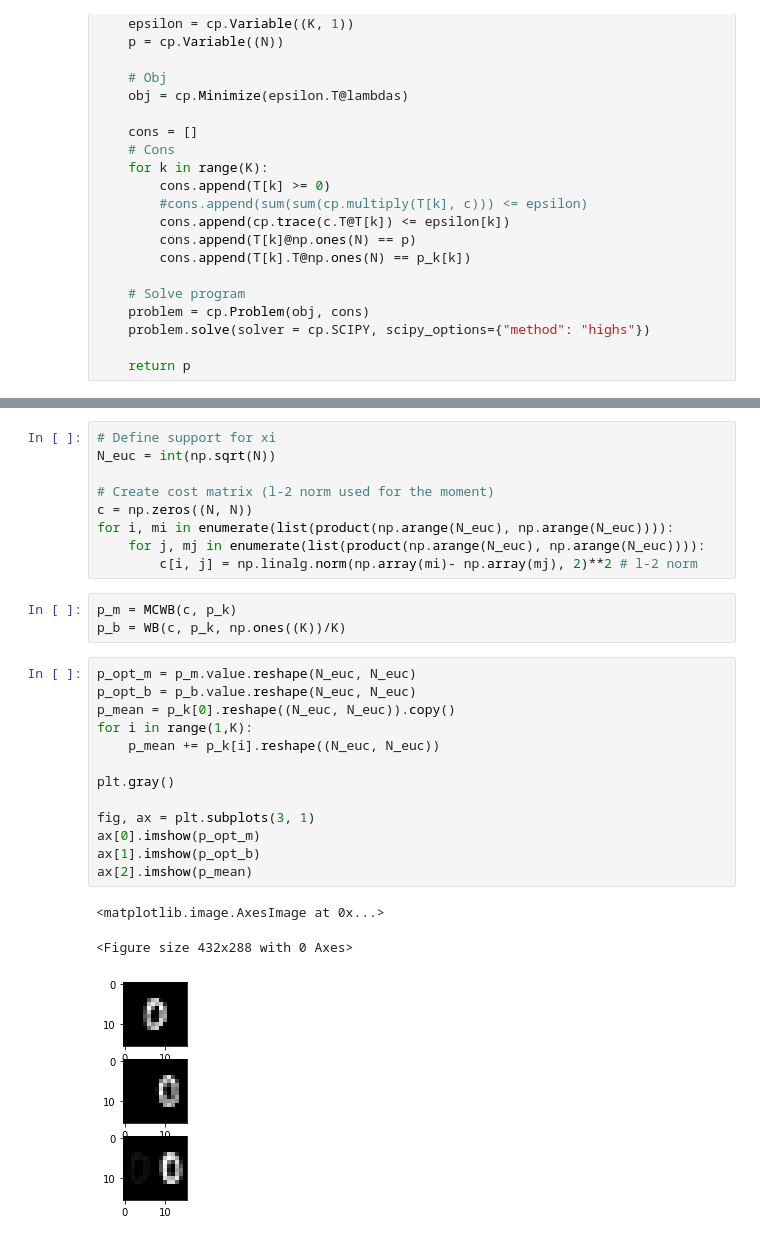
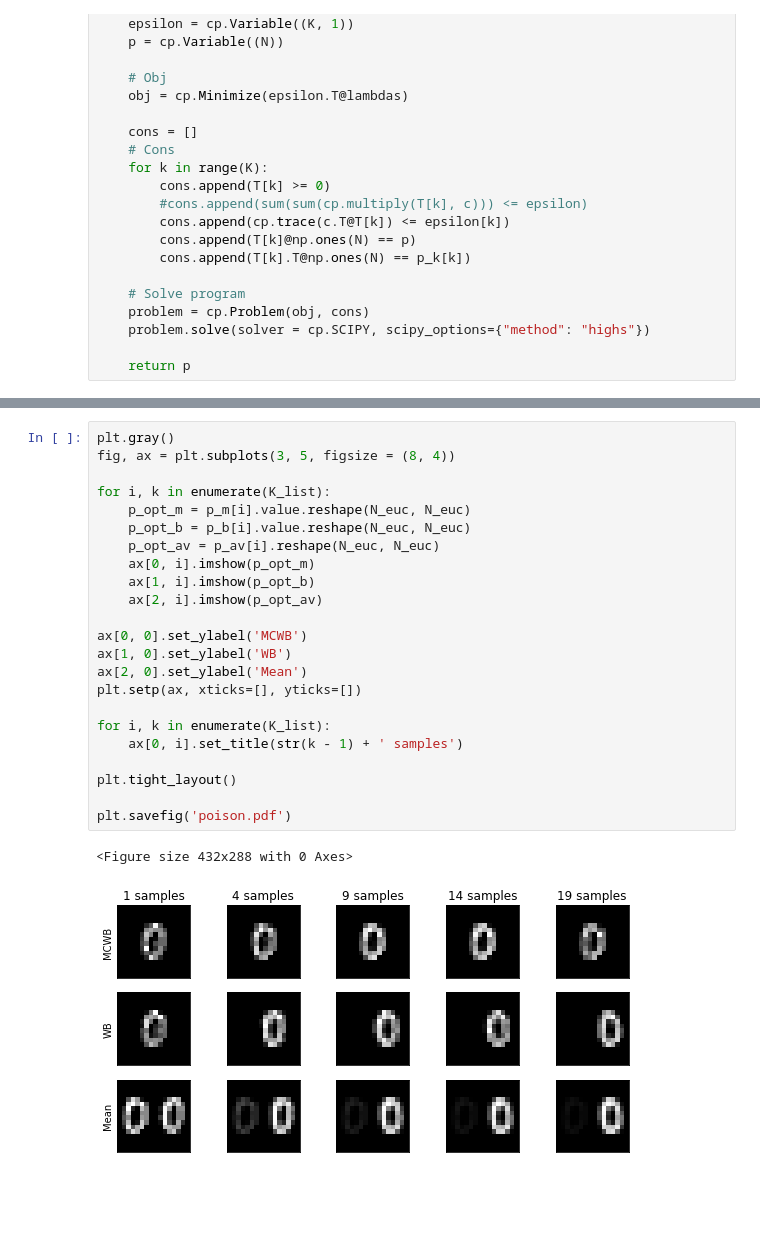
Before and after one commit to dgn96/minimum_covering_wasserstein_ball, a Jupyter notebook: WB_vs_Barycenter/data_poisoning.ipynb, the cells around one changed output, grey strips where cells are left out. Saved outputs shown, nothing was run; the diff lists cells and outputs as text; blank space fills up the shorter version.

```diff
--- a/WB_vs_Barycenter/data_poisoning.ipynb
+++ b/WB_vs_Barycenter/data_poisoning.ipynb
@@ -91,29 +107,26 @@ N = len(p_k[0])
-# %%
-# Define support for xi
-N_euc = int(np.sqrt(N))
-
-# Create cost matrix (l-2 norm used for the moment)
-c = np.zeros((N, N))
-for i, mi in enumerate(list(product(np.arange(N_euc), np.arange(N_euc)))):
-    for j, mj in enumerate(list(product(np.arange(N_euc), np.arange(N_euc)))):
-        c[i, j] = np.linalg.norm(np.array(mi)- np.array(mj), 2)**2 # l-2 norm
-# %%
-p_m = MCWB(c, p_k)
-p_b = WB(c, p_k, np.ones((K))/K)
-# %%
-p_opt_m = p_m.value.reshape(N_euc, N_euc)
-p_opt_b = p_b.value.reshape(N_euc, N_euc)
-p_mean = p_k[0].reshape((N_euc, N_euc)).copy()
-for i in range(1,K):
-    p_mean += p_k[i].reshape((N_euc, N_euc))
-
-plt.gray()
-
-fig, ax = plt.subplots(3, 1)
-ax[0].imshow(p_opt_m)
-ax[1].imshow(p_opt_b)
-ax[2].imshow(p_mean)
-# %% [output]
-<matplotlib.image.AxesImage at 0x...>
-<Figure size 432x288 with 0 Axes>
-[figure, removed]
+# %%
+plt.gray()
+fig, ax = plt.subplots(3, 5, figsize = (8, 4))
+
+for i, k in enumerate(K_list):
+    p_opt_m = p_m[i].value.reshape(N_euc, N_euc)
+    p_opt_b = p_b[i].value.reshape(N_euc, N_euc)
+    p_opt_av = p_av[i].reshape(N_euc, N_euc)
+    ax[0, i].imshow(p_opt_m)
+    ax[1, i].imshow(p_opt_b)
+    ax[2, i].imshow(p_opt_av)
+
+ax[0, 0].set_ylabel('MCWB')
+ax[1, 0].set_ylabel('WB')
+ax[2, 0].set_ylabel('Mean')
+plt.setp(ax, xticks=[], yticks=[])
+
+for i, k in enumerate(K_list):
+    ax[0, i].set_title(str(k - 1) + ' samples')
+
+plt.tight_layout()
+
+plt.savefig('poison.pdf')
+# %% [output]
+<Figure size 432x288 with 0 Axes>
+[figure, added]
```
Also changed, not shown: parts of 2 cells of this notebook, 7 other files.
